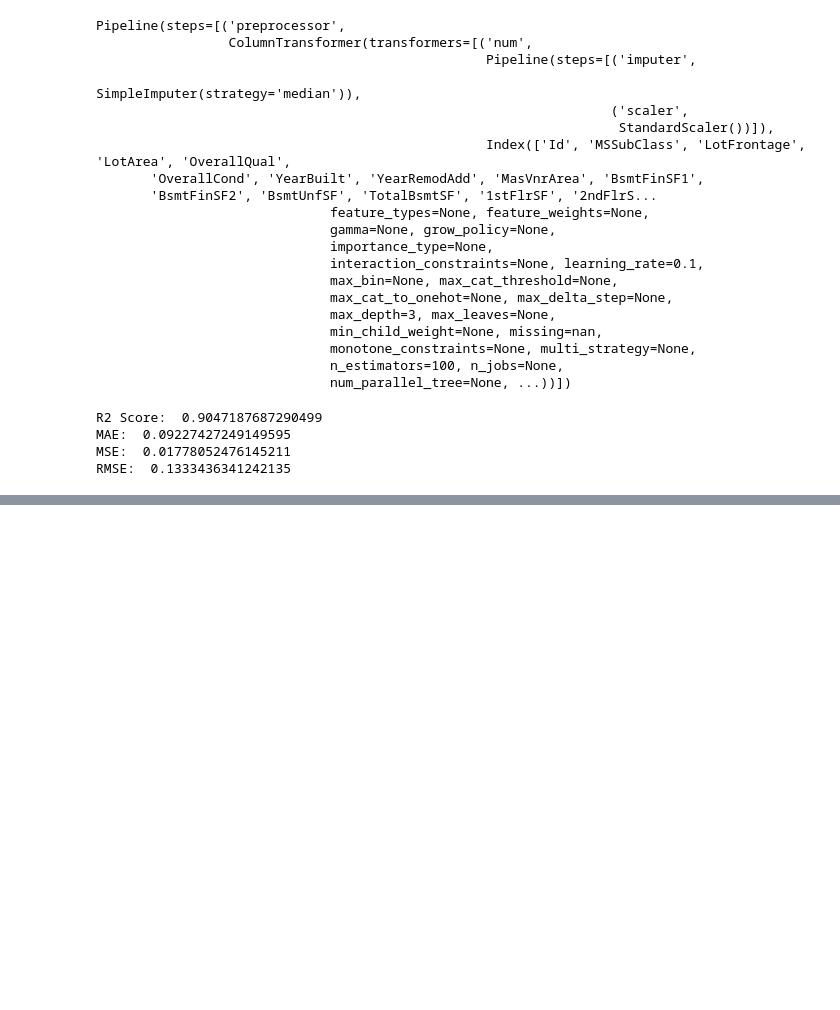
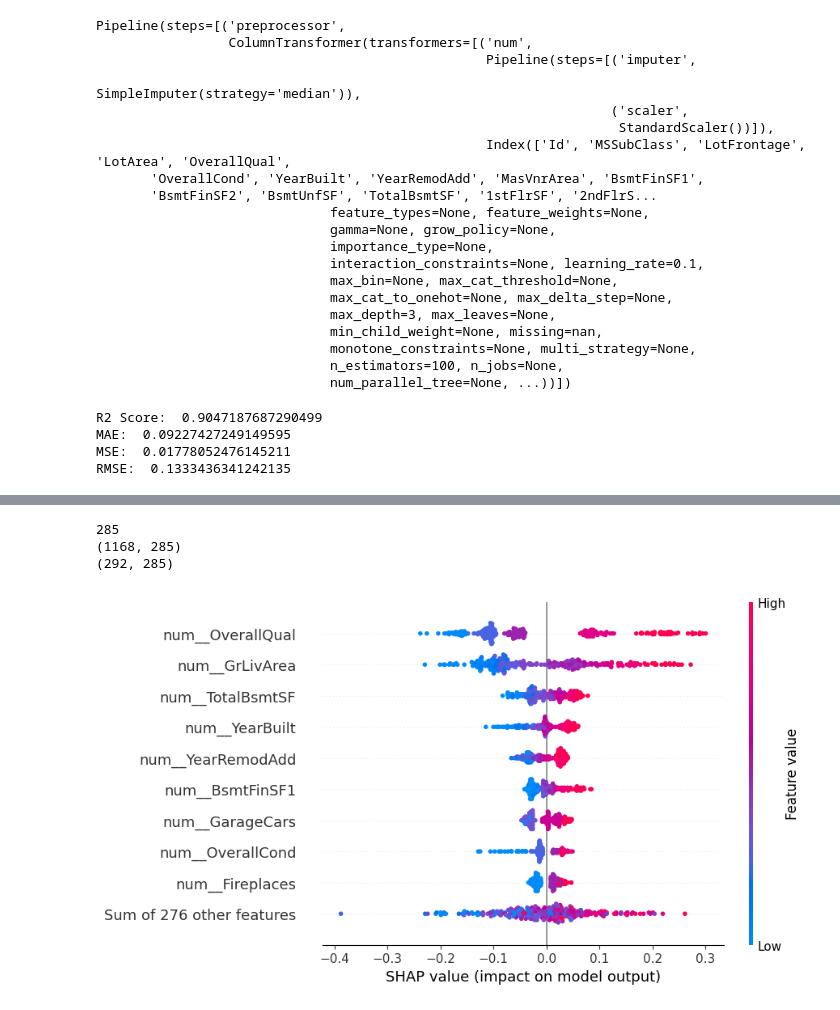
Before and after one commit to jacobabhihail-tech/advanced-data-wrangling-lab, a Jupyter notebook: day10_House_price_XGBregressor/day10_House_price_XGBregressor.ipynb, the cells around one changed output, grey strips where cells are left out. Cells and saved outputs as stored; diff of their text form; code cells hidden in the pictures; blank space fills up the shorter version.

Commit message:
Learn about featureimportance, coefficient  , permutation, Shap explaination

```diff
--- a/day10_House_price_XGBregressor/day10_House_price_XGBregressor.ipynb
+++ b/day10_House_price_XGBregressor/day10_House_price_XGBregressor.ipynb
@@ -387,0 +418,2 @@ RMSE:  0.1333436341242135
+# %%
+features_name = preprocessor.get_feature_names_out()
@@ -387,0 +431,18 @@ RMSE:  0.1333436341242135
+# %%
+print(len(features_name))
+print(X_train_processed.shape)
+print(X_test_processed.shape)
+# %% [output]
+285
+(1168, 285)
+(292, 285)
+# %%
+explainer = shap.TreeExplainer(model)
+# %%
+shap_values = explainer(X_test_processed)
+# %%
+shap_values.feature_names = features_name
+# %%
+shap.plots.beeswarm(shap_values)
+# %% [output]
+[figure, added]
```
Also changed, not shown: parts of 7 cells of this notebook, 4 other files.
